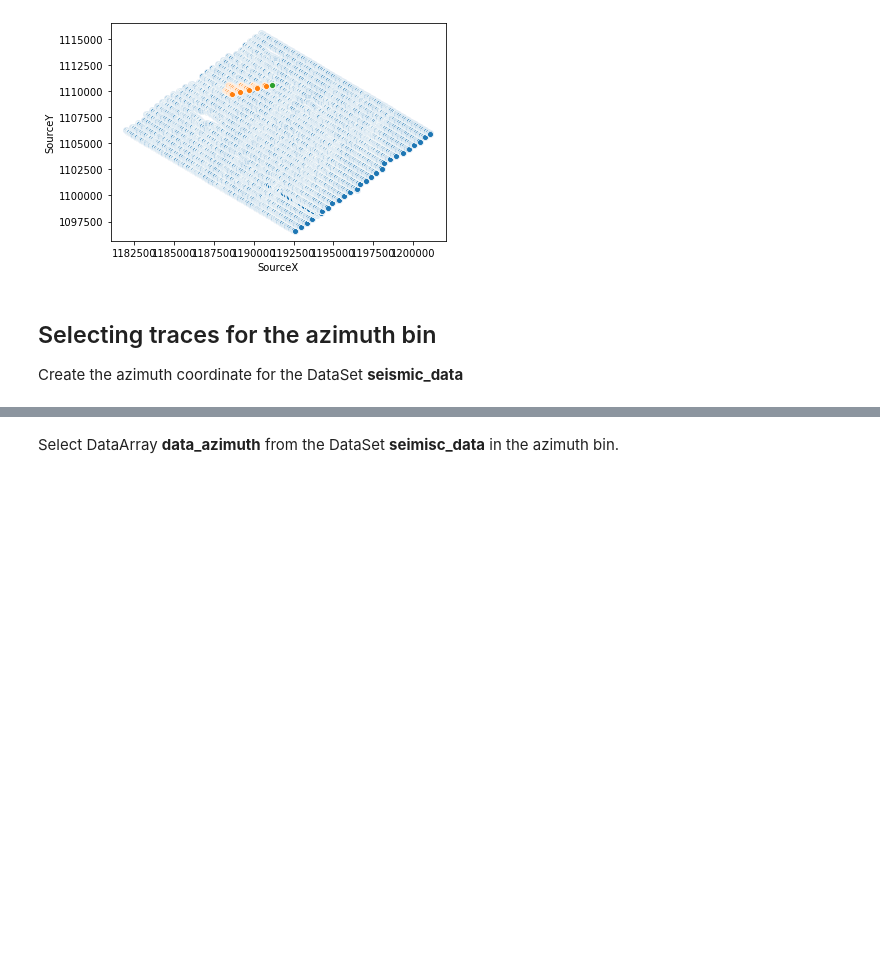
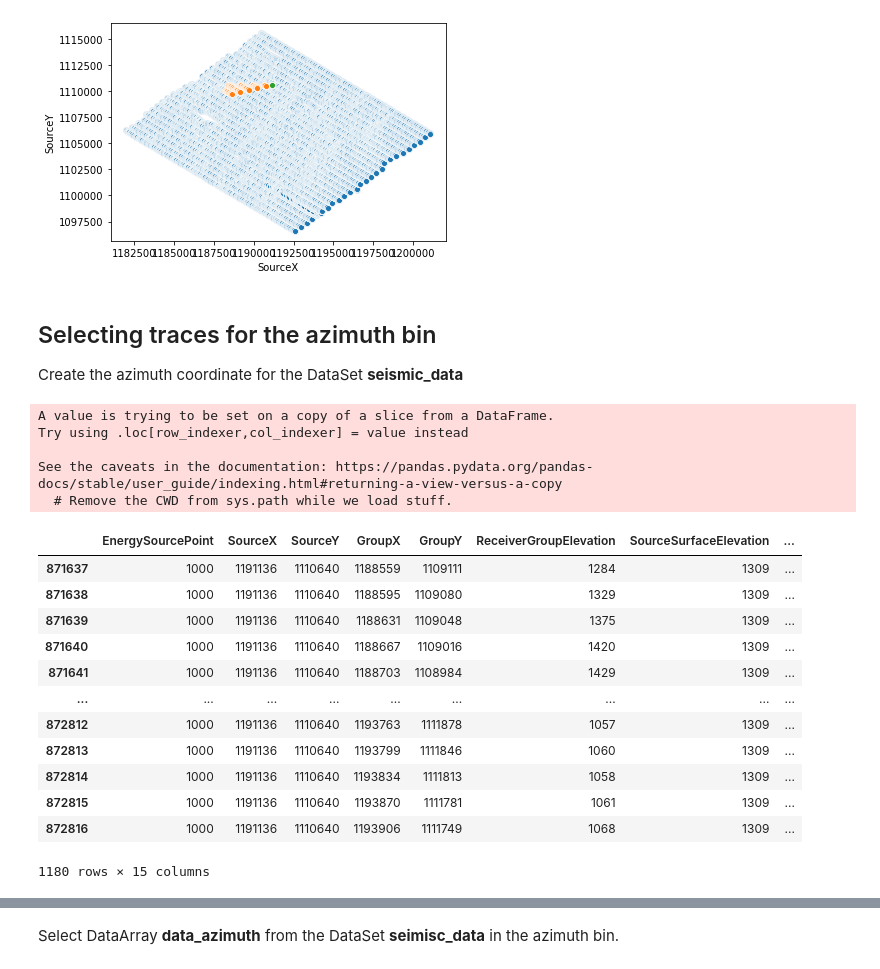
Before and after one commit to Ivanjav/SW_Inversion_3D_Data, a Jupyter notebook: SW_Analysis.ipynb, the cells around one changed output, grey strips where cells are left out. Cells and saved outputs as stored; diff of their text form; code cells hidden in the pictures; blank space fills up the shorter version.

```diff
--- a/SW_Analysis.ipynb
+++ b/SW_Analysis.ipynb
@@ -104,5 +104,36 @@ plt.show()
 # %% [markdown]
 ## Selecting traces for the azimuth bin
 Create the azimuth coordinate for the DataSet **seismic_data**
+# %%
+import pickle
+with open('inter_topo.pkl', 'rb') as f:
+     rbf = pickle.load(f)
+x_pts=shot_pos[['SourceX_new','ReceiverX']].to_numpy().astype('f')
+y_pts=shot_pos[['SourceY_new','ReceiverY']].to_numpy().astype('f')
+xt = np.transpose(np.linspace(x_pts[:,0],x_pts[:,1],10))
+yt = np.transpose(np.linspace(y_pts[:,0],y_pts[:,1],10))
+zt = rbf(xt,yt)
+geodesic = np.sum(np.linalg.norm([np.diff(xt),np.diff(yt),np.diff(zt)], axis=0), axis=1)
+shot_pos['Geodesic']=geodesic
+shot_pos
+# %% [output]
+A value is trying to be set on a copy of a slice from a DataFrame.
+Try using .loc[row_indexer,col_indexer] = value instead
+
+See the caveats in the documentation: https://pandas.pydata.org/pandas-docs/stable/user_guide/indexing.html#returning-a-view-versus-a-copy
+  # Remove the CWD from sys.path while we load stuff.
+|  | EnergySourcePoint | SourceX | SourceY | GroupX | GroupY | ReceiverGroupElevation | SourceSurfaceElevation | ... |
+| 871637 | 1000 | 1191136 | 1110640 | 1188559 | 1109111 | 1284 | 1309 | ... |
+| 871638 | 1000 | 1191136 | 1110640 | 1188595 | 1109080 | 1329 | 1309 | ... |
+| 871639 | 1000 | 1191136 | 1110640 | 1188631 | 1109048 | 1375 | 1309 | ... |
+| 871640 | 1000 | 1191136 | 1110640 | 1188667 | 1109016 | 1420 | 1309 | ... |
+| 871641 | 1000 | 1191136 | 1110640 | 1188703 | 1108984 | 1429 | 1309 | ... |
+| ... | ... | ... | ... | ... | ... | ... | ... | ... |
+| 872812 | 1000 | 1191136 | 1110640 | 1193763 | 1111878 | 1057 | 1309 | ... |
+| 872813 | 1000 | 1191136 | 1110640 | 1193799 | 1111846 | 1060 | 1309 | ... |
+| 872814 | 1000 | 1191136 | 1110640 | 1193834 | 1111813 | 1058 | 1309 | ... |
+| 872815 | 1000 | 1191136 | 1110640 | 1193870 | 1111781 | 1061 | 1309 | ... |
+| 872816 | 1000 | 1191136 | 1110640 | 1193906 | 1111749 | 1068 | 1309 | ... |
+1180 rows × 15 columns
 # %%
 seismic_data["azimuth"] = ("azimuth",  shot_pos['Azimuth'])
```
Also changed, not shown: parts of 8 cells of this notebook, 5 other files.
